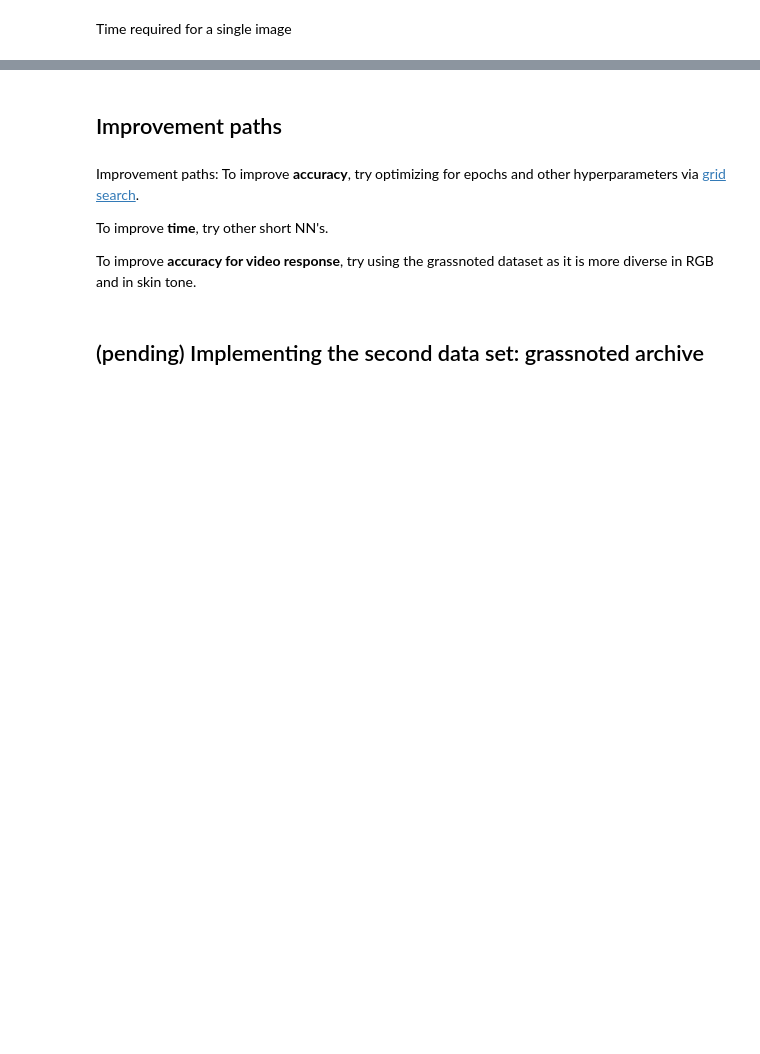
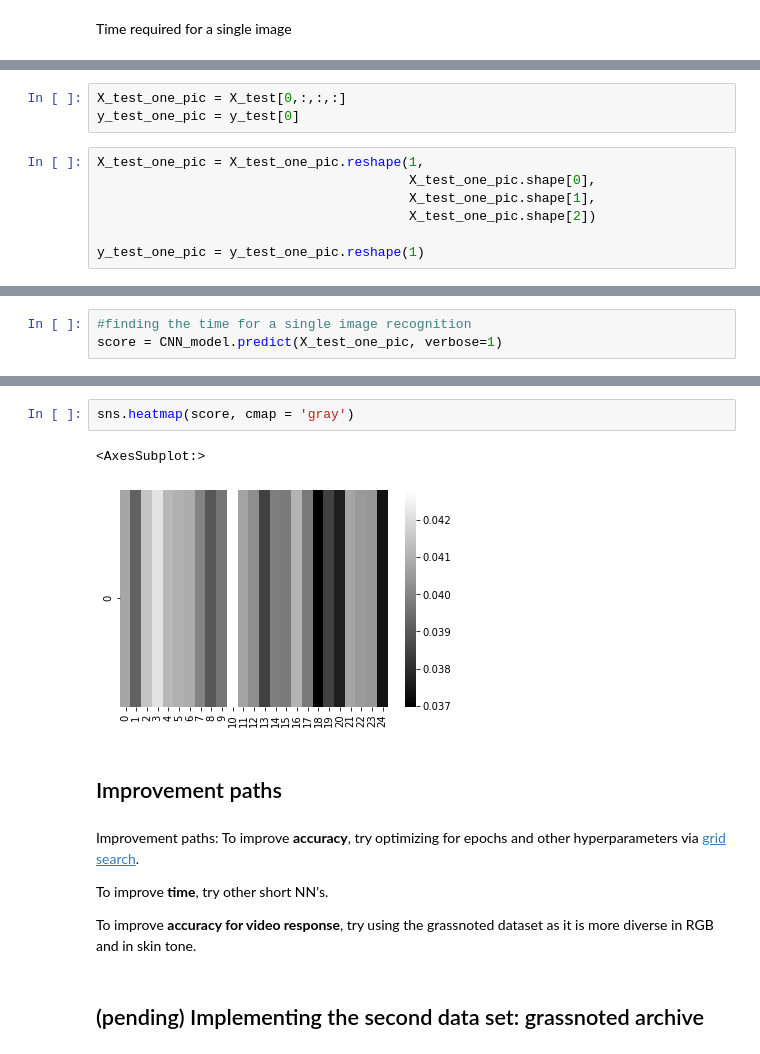
Before and after one commit to Windblown-Marionette/fingerspelling-text, a Jupyter notebook: Fingerspelling-CNN.ipynb, the cells around one changed output, grey strips where cells are left out. Cells and saved outputs as stored; diff of their text form; blank space fills up the shorter version.

Commit message:
found time for 1 image prediction with current CNN

```diff
--- a/Fingerspelling-CNN.ipynb
+++ b/Fingerspelling-CNN.ipynb
@@ -267,0 +271,10 @@ Time required for a single image
+# %%
+X_test_one_pic = X_test[0,:,:,:]
+y_test_one_pic = y_test[0]
+# %%
+X_test_one_pic = X_test_one_pic.reshape(1,
+                                        X_test_one_pic.shape[0],
+                                        X_test_one_pic.shape[1],
+                                        X_test_one_pic.shape[2])
+
+y_test_one_pic = y_test_one_pic.reshape(1)
@@ -267,0 +299,3 @@ Time required for a single image
+# %%
+#finding the time for a single image recognition
+score = CNN_model.predict(X_test_one_pic, verbose=1)
@@ -268,3 +304,8 @@ Time required for a single image
+# %%
+sns.heatmap(score, cmap = 'gray')
+# %% [output]
+<AxesSubplot:>
+[figure, added]
 # %% [markdown]
 ## Improvement paths
 # %% [markdown]
```
Also changed, not shown: parts of 12 cells of this notebook.
